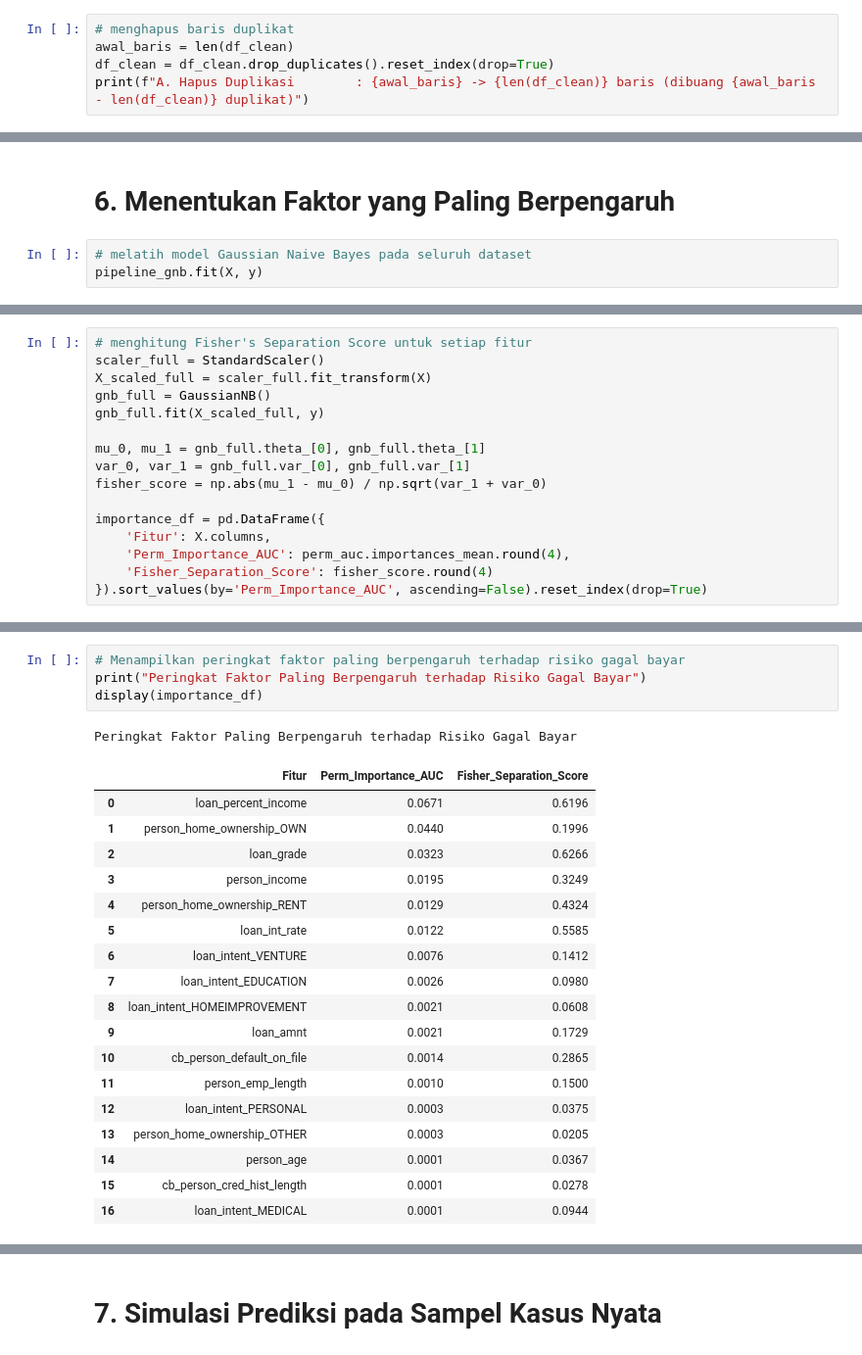
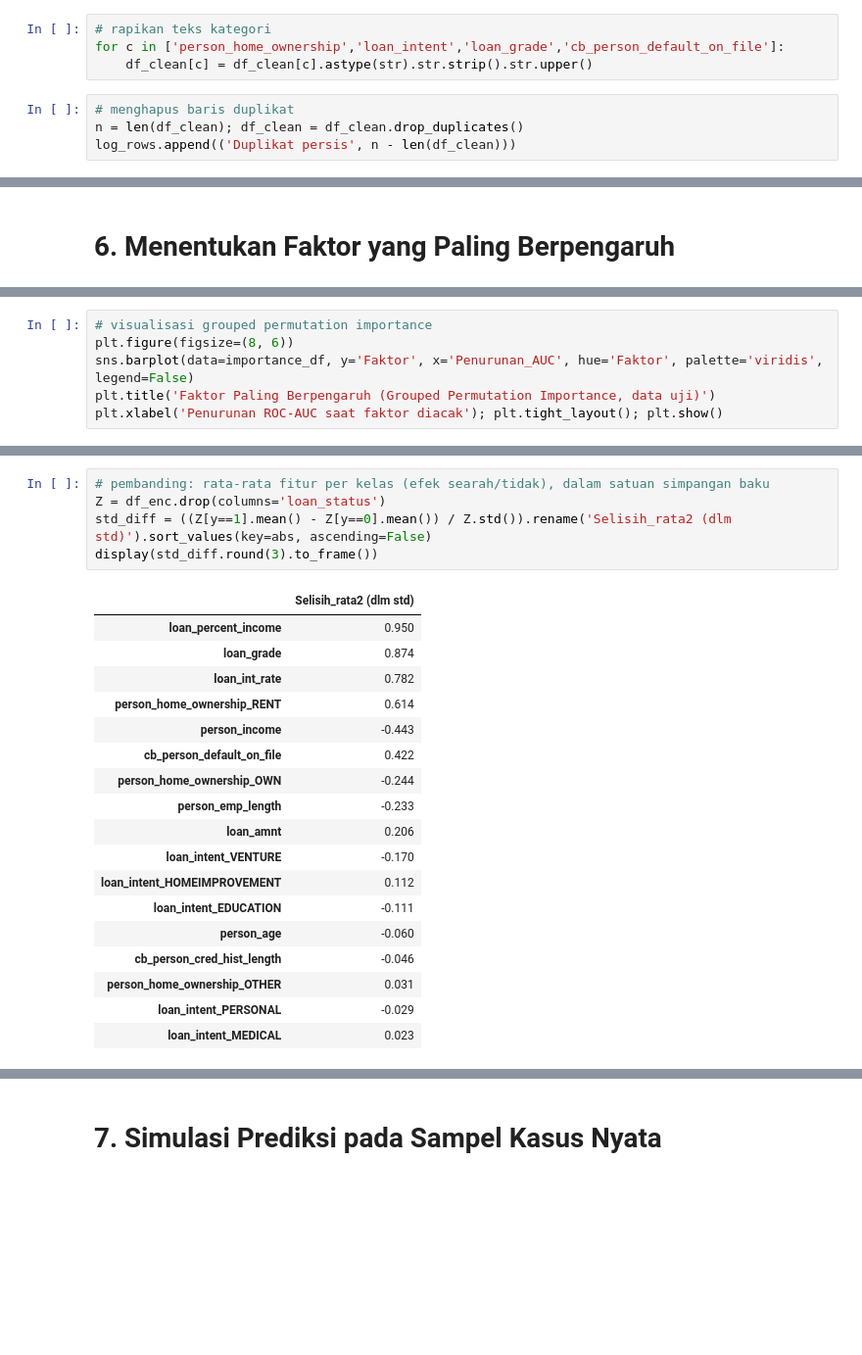
Before and after one commit to ArluxSho/credit-risk-prediction-naive-bayes, a Jupyter notebook: credit_risk_classification.ipynb, the cells around one changed output, grey strips where cells are left out. Shown at 98% size. Cells and saved outputs as stored; diff of their text form; blank space fills up the shorter version.

```diff
--- a/credit_risk_classification.ipynb
+++ b/credit_risk_classification.ipynb
@@ -114,5 +145,8 @@ df_clean = df.copy()
+# %%
+# rapikan teks kategori
+for c in ['person_home_ownership','loan_intent','loan_grade','cb_person_default_on_file']:
+    df_clean[c] = df_clean[c].astype(str).str.strip().str.upper()
 # %%
 # menghapus baris duplikat
-awal_baris = len(df_clean)
-df_clean = df_clean.drop_duplicates().reset_index(drop=True)
-print(f"A. Hapus Duplikasi        : {awal_baris} -> {len(df_clean)} baris (dibuang {awal_baris - len(df_clean)} duplikat)")
+n = len(df_clean); df_clean = df_clean.drop_duplicates()
+log_rows.append(('Duplikat persis', n - len(df_clean)))
@@ -377,5 +384,2 @@ plt.show()
 # %% [markdown]
 # 6. Menentukan Faktor yang Paling Berpengaruh
-# %%
-# melatih model Gaussian Naive Bayes pada seluruh dataset
-pipeline_gnb.fit(X, y)
@@ -388,16 +425,6 @@ perm_auc = permutation_importance(pipeline_gnb, X, y, n_repeats=15, random_state
 # %%
-# menghitung Fisher's Separation Score untuk setiap fitur
-scaler_full = StandardScaler()
-X_scaled_full = scaler_full.fit_transform(X)
-gnb_full = GaussianNB()
-gnb_full.fit(X_scaled_full, y)
-
-mu_0, mu_1 = gnb_full.theta_[0], gnb_full.theta_[1]
-var_0, var_1 = gnb_full.var_[0], gnb_full.var_[1]
-fisher_score = np.abs(mu_1 - mu_0) / np.sqrt(var_1 + var_0)
-
-importance_df = pd.DataFrame({
-    'Fitur': X.columns,
-    'Perm_Importance_AUC': perm_auc.importances_mean.round(4),
-    'Fisher_Separation_Score': fisher_score.round(4)
-}).sort_values(by='Perm_Importance_AUC', ascending=False).reset_index(drop=True)
+# visualisasi grouped permutation importance
+plt.figure(figsize=(8, 6))
+sns.barplot(data=importance_df, y='Faktor', x='Penurunan_AUC', hue='Faktor', palette='viridis', legend=False)
+plt.title('Faktor Paling Berpengaruh (Grouped Permutation Importance, data uji)')
+plt.xlabel('Penurunan ROC-AUC saat faktor diacak'); plt.tight_layout(); plt.show()
@@ -404,24 +433,24 @@ importance_df = pd.DataFrame({
 # %%
-# Menampilkan peringkat faktor paling berpengaruh terhadap risiko gagal bayar
-print("Peringkat Faktor Paling Berpengaruh terhadap Risiko Gagal Bayar")
-display(importance_df)
+# pembanding: rata-rata fitur per kelas (efek searah/tidak), dalam satuan simpangan baku
+Z = df_enc.drop(columns='loan_status')
+std_diff = ((Z[y==1].mean() - Z[y==0].mean()) / Z.std()).rename('Selisih_rata2 (dlm std)').sort_values(key=abs, ascending=False)
+display(std_diff.round(3).to_frame())
 # %% [output]
-Peringkat Faktor Paling Berpengaruh terhadap Risiko Gagal Bayar
-|  | Fitur | Perm_Importance_AUC | Fisher_Separation_Score |
-| 0 | loan_percent_income | 0.0671 | 0.6196 |
-| 1 | person_home_ownership_OWN | 0.0440 | 0.1996 |
-| 2 | loan_grade | 0.0323 | 0.6266 |
-| 3 | person_income | 0.0195 | 0.3249 |
-| 4 | person_home_ownership_RENT | 0.0129 | 0.4324 |
-| 5 | loan_int_rate | 0.0122 | 0.5585 |
-| 6 | loan_intent_VENTURE | 0.0076 | 0.1412 |
-| 7 | loan_intent_EDUCATION | 0.0026 | 0.0980 |
-| 8 | loan_intent_HOMEIMPROVEMENT | 0.0021 | 0.0608 |
-| 9 | loan_amnt | 0.0021 | 0.1729 |
-| 10 | cb_person_default_on_file | 0.0014 | 0.2865 |
-| 11 | person_emp_length | 0.0010 | 0.1500 |
-| 12 | loan_intent_PERSONAL | 0.0003 | 0.0375 |
-| 13 | person_home_ownership_OTHER | 0.0003 | 0.0205 |
-| 14 | person_age | 0.0001 | 0.0367 |
-| 15 | cb_person_cred_hist_length | 0.0001 | 0.0278 |
-| 16 | loan_intent_MEDICAL | 0.0001 | 0.0944 |
+|  | Selisih_rata2 (dlm std) |
+| loan_percent_income | 0.950 |
+| loan_grade | 0.874 |
+| loan_int_rate | 0.782 |
+| person_home_ownership_RENT | 0.614 |
+| person_income | -0.443 |
+| cb_person_default_on_file | 0.422 |
+| person_home_ownership_OWN | -0.244 |
+| person_emp_length | -0.233 |
+| loan_amnt | 0.206 |
+| loan_intent_VENTURE | -0.170 |
+| loan_intent_HOMEIMPROVEMENT | 0.112 |
+| loan_intent_EDUCATION | -0.111 |
+| person_age | -0.060 |
+| cb_person_cred_hist_length | -0.046 |
+| person_home_ownership_OTHER | 0.031 |
+| loan_intent_PERSONAL | -0.029 |
+| loan_intent_MEDICAL | 0.023 |
```
Also changed, not shown: parts of 34 cells of this notebook.
